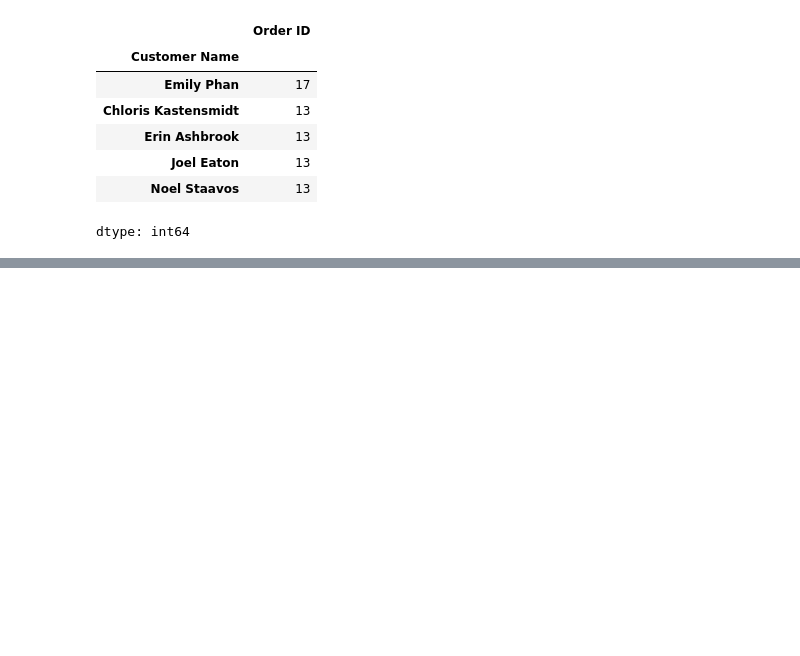
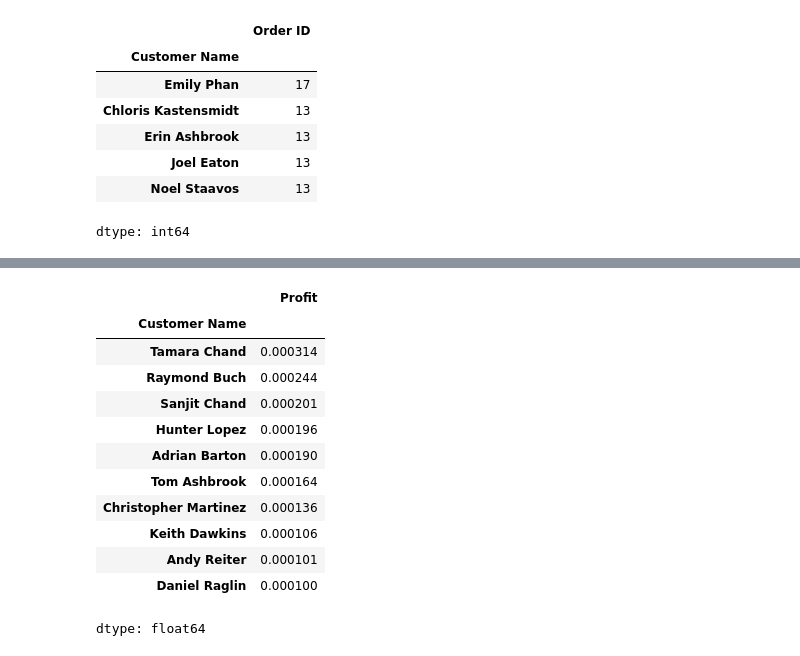
Before and after one commit to gaganreddy7977/Datascience-python-, a Jupyter notebook: pandas_Assignment.ipynb, the cells around one changed output, grey strips where cells are left out. Saved outputs shown, nothing was run; the diff lists cells and outputs as text; code cells hidden in the pictures; blank space fills up the shorter version.

```diff
--- a/pandas_Assignment.ipynb
+++ b/pandas_Assignment.ipynb
@@ -1561,0 +1618,18 @@ dtype: int64
+# %%
+#Question 136: Find profit contribution of top 10 customers.
+top_10_profit_contribution=(data_set.groupby('Customer Name')['Profit'].sum().nlargest(10))/(data_set['Profit'].sum()*100)
+top_10_profit_contribution
+# %% [output]
+|  | Profit |
+| Customer Name |  |
+| Tamara Chand | 0.000314 |
+| Raymond Buch | 0.000244 |
+| Sanjit Chand | 0.000201 |
+| Hunter Lopez | 0.000196 |
+| Adrian Barton | 0.000190 |
+| Tom Ashbrook | 0.000164 |
+| Christopher Martinez | 0.000136 |
+| Keith Dawkins | 0.000106 |
+| Andy Reiter | 0.000101 |
+| Daniel Raglin | 0.000100 |
+dtype: float64
```
Also changed, not shown: parts of 12 cells of this notebook.
